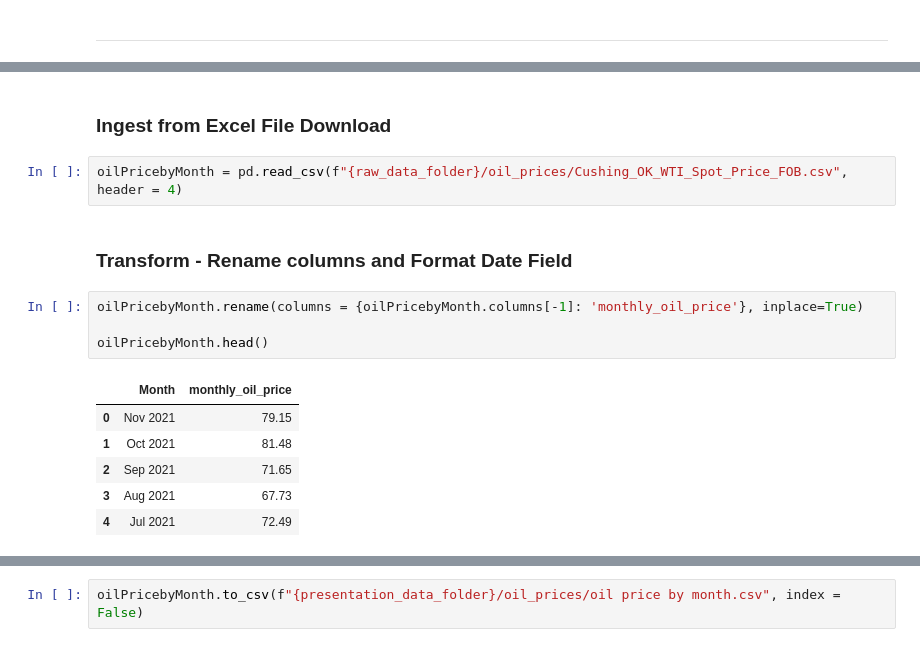
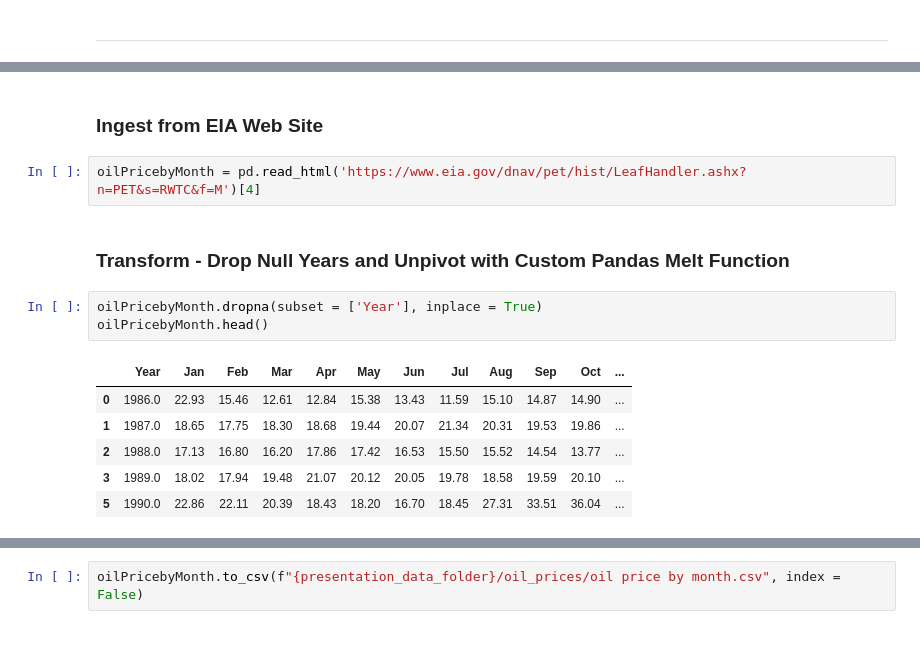
Before and after one commit to mishaun/PBT-Asset-Evaluation---Data-Analytics, a Jupyter notebook: 1. Ingest Data & Transform.ipynb, the cells around one changed output, grey strips where cells are left out. Cells and saved outputs as stored; diff of their text form.

Commit message:
refactored ingestion of commodity prices by implementing webscraper instead of manual download from website

```diff
--- a/1. Ingest Data & Transform.ipynb
+++ b/1. Ingest Data & Transform.ipynb
@@ -62,18 +62,17 @@ historical_close.to_csv(f"{presentation_data_folder}/pbt_asset_price/pbt asset p
 * Source URL: https://www.eia.gov/dnav/pet/hist/LeafHandler.ashx?n=PET&s=RWTC&f=M
 # %% [markdown]
-### Ingest from Excel File Download
+### Ingest from EIA Web Site
-# %%
-oilPricebyMonth = pd.read_csv(f"{raw_data_folder}/oil_prices/Cushing_OK_WTI_Spot_Price_FOB.csv", header = 4)
-# %% [markdown]
-### Transform - Rename columns and Format Date Field
+# %%
+oilPricebyMonth = pd.read_html('https://www.eia.gov/dnav/pet/hist/LeafHandler.ashx?n=PET&s=RWTC&f=M')[4]
+# %% [markdown]
+### Transform - Drop Null Years and Unpivot with Custom Pandas Melt Function
 # %%
-oilPricebyMonth.rename(columns = {oilPricebyMonth.columns[-1]: 'monthly_oil_price'}, inplace=True)
-
+oilPricebyMonth.dropna(subset = ['Year'], inplace = True)
 oilPricebyMonth.head()
 # %% [output]
-|  | Month | monthly_oil_price |
-| 0 | Nov 2021 | 79.15 |
-| 1 | Oct 2021 | 81.48 |
-| 2 | Sep 2021 | 71.65 |
-| 3 | Aug 2021 | 67.73 |
-| 4 | Jul 2021 | 72.49 |
+|  | Year | Jan | Feb | Mar | Apr | May | Jun | Jul | Aug | Sep | Oct | ... |
+| 0 | 1986.0 | 22.93 | 15.46 | 12.61 | 12.84 | 15.38 | 13.43 | 11.59 | 15.10 | 14.87 | 14.90 | ... |
+| 1 | 1987.0 | 18.65 | 17.75 | 18.30 | 18.68 | 19.44 | 20.07 | 21.34 | 20.31 | 19.53 | 19.86 | ... |
+| 2 | 1988.0 | 17.13 | 16.80 | 16.20 | 17.86 | 17.42 | 16.53 | 15.50 | 15.52 | 14.54 | 13.77 | ... |
+| 3 | 1989.0 | 18.02 | 17.94 | 19.48 | 21.07 | 20.12 | 20.05 | 19.78 | 18.58 | 19.59 | 20.10 | ... |
+| 5 | 1990.0 | 22.86 | 22.11 | 20.39 | 18.43 | 18.20 | 16.70 | 18.45 | 27.31 | 33.51 | 36.04 | ... |
```
Also changed, not shown: parts of 18 cells of this notebook, 9 other files.
